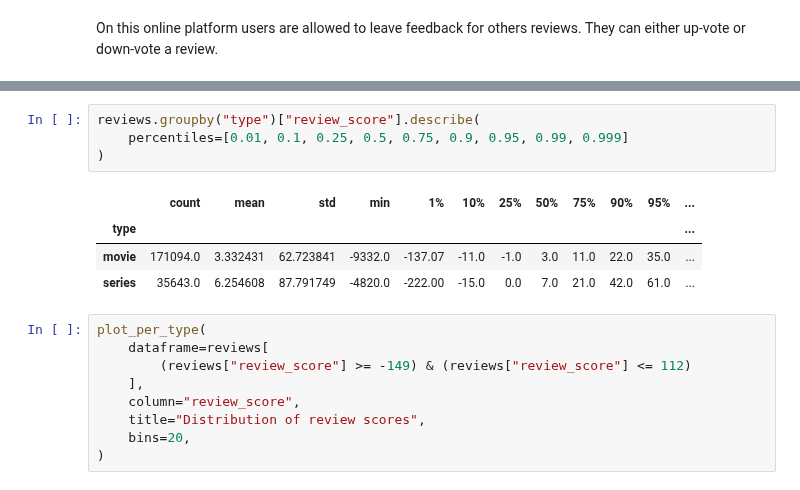
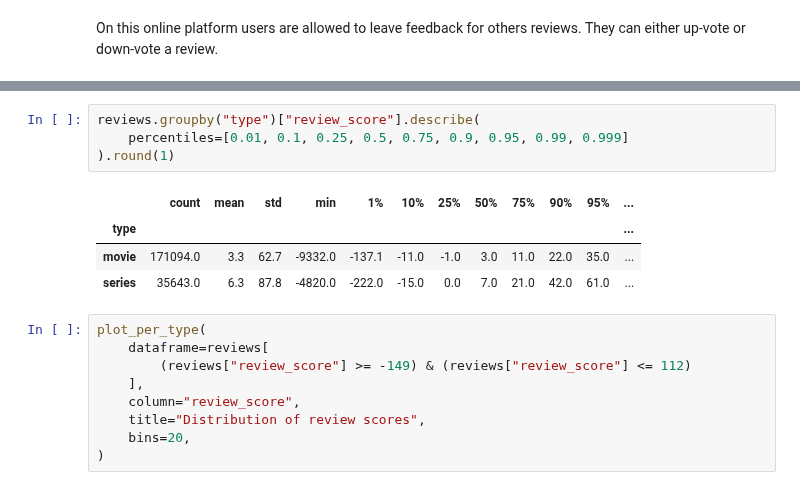
Before and after one commit to Extremesarova/shows_analysis, a Jupyter notebook: shows_analysis/notebooks/4_datasets_eda/reviews_eda.ipynb, the cells around one changed output, grey strips where cells are left out. Saved outputs shown, nothing was run; the diff lists cells and outputs as text.

```diff
--- a/shows_analysis/notebooks/4_datasets_eda/reviews_eda.ipynb
+++ b/shows_analysis/notebooks/4_datasets_eda/reviews_eda.ipynb
@@ -391,12 +339,12 @@ Name: review_score, dtype: float64
 # %%
 reviews.groupby("type")["review_score"].describe(
     percentiles=[0.01, 0.1, 0.25, 0.5, 0.75, 0.9, 0.95, 0.99, 0.999]
-)
+).round(1)
 # %% [output]
 |  | count | mean | std | min | 1% | 10% | 25% | 50% | 75% | 90% | 95% | ... |
 | type |  |  |  |  |  |  |  |  |  |  |  | ... |
-| movie | 171094.0 | 3.332431 | 62.723841 | -9332.0 | -137.07 | -11.0 | -1.0 | 3.0 | 11.0 | 22.0 | 35.0 | ... |
-| series | 35643.0 | 6.254608 | 87.791749 | -4820.0 | -222.00 | -15.0 | 0.0 | 7.0 | 21.0 | 42.0 | 61.0 | ... |
+| movie | 171094.0 | 3.3 | 62.7 | -9332.0 | -137.1 | -11.0 | -1.0 | 3.0 | 11.0 | 22.0 | 35.0 | ... |
+| series | 35643.0 | 6.3 | 87.8 | -4820.0 | -222.0 | -15.0 | 0.0 | 7.0 | 21.0 | 42.0 | 61.0 | ... |
 # %%
 plot_per_type(
     dataframe=reviews[
```
Also changed, not shown: parts of 14 cells of this notebook, 1 other file.
